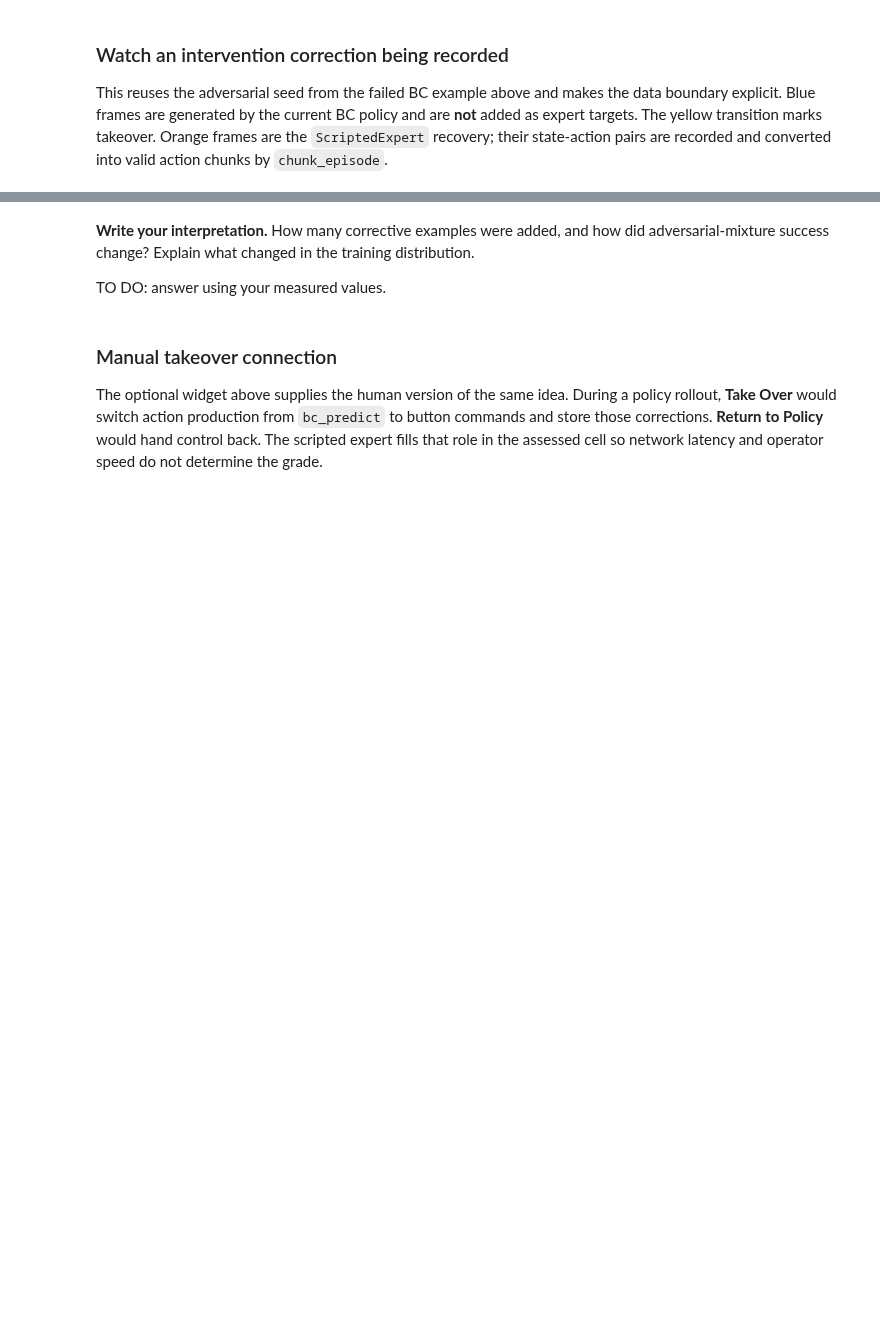
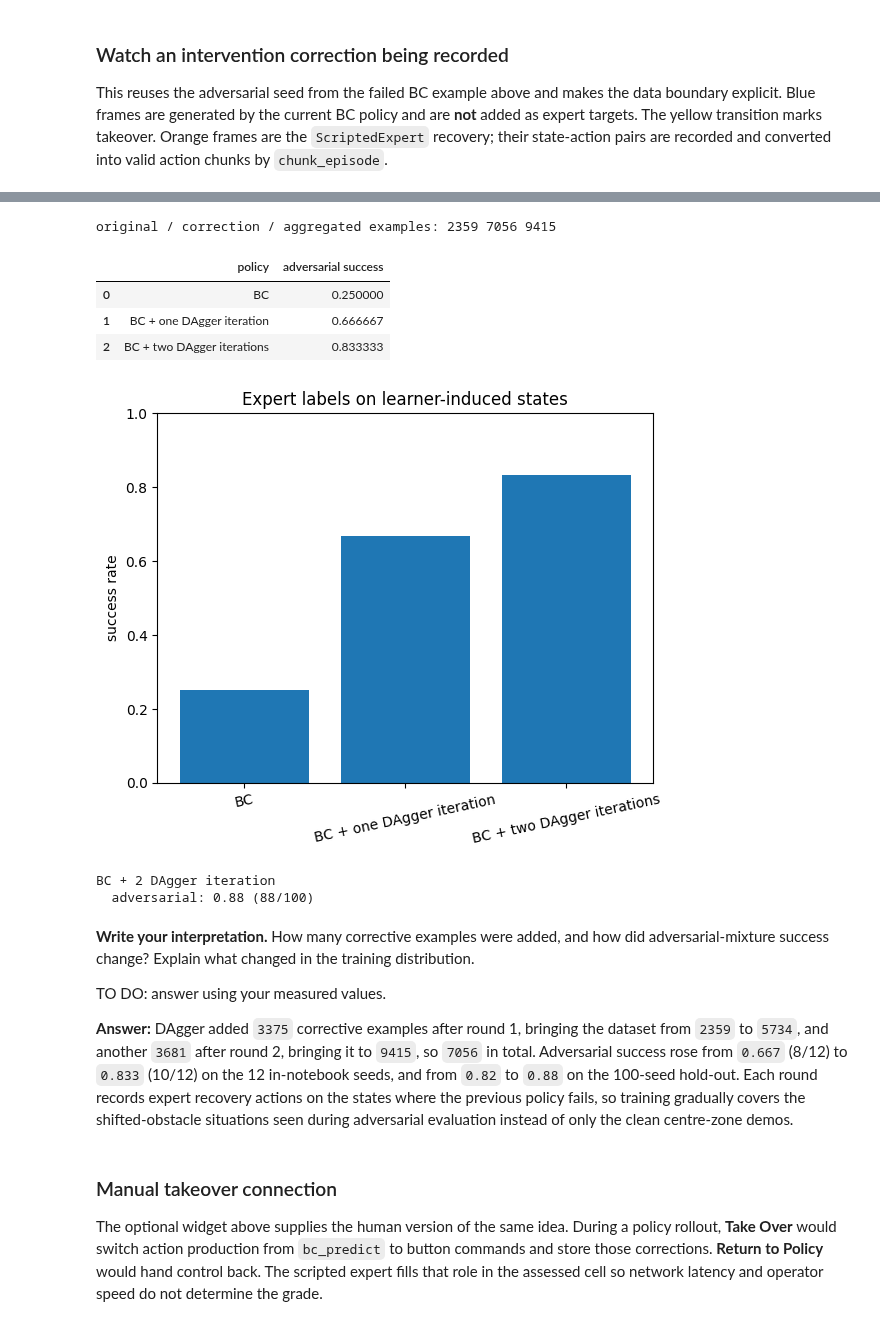
Before and after one commit to comprock15/multimodal-vla-course, a Jupyter notebook: 02-imitation-learning/notebooks/seminar_02_imitation_learning_student.ipynb, the cells around one changed output, grey strips where cells are left out. Saved outputs shown, nothing was run; the diff lists cells and outputs as text; code cells hidden in the pictures; blank space fills up the shorter version.

```diff
--- a/02-imitation-learning/notebooks/seminar_02_imitation_learning_student.ipynb
+++ b/02-imitation-learning/notebooks/seminar_02_imitation_learning_student.ipynb
@@ -677,7 +805,61 @@ plt.ylabel('success rate'); plt.xticks(rotation=12); plt.title('Expert labels on
+# %%
+# ===== DAgger round 2 =====
+dagger2_state, dagger2_chunk, dagger2_episode = collect_corrections(
+    dagger_predict, np.arange(300, 330), takeover_after_chunks=1)
+
+all_states_2 = np.concatenate([all_states, dagger2_state])
+all_chunks_2 = np.concatenate([all_chunks, dagger2_chunk])
+all_episodes_2 = np.concatenate([all_episodes, dagger2_episode])
+# Hold out every fifth complete episode; never split adjacent windows at random.
+dagger_train_2 = all_episodes_2 % 5 != 4
+print('original / correction / aggregated examples:',
+      len(bc_data['state']), len(dagger_state) + len(dagger2_state), len(all_states_2))
+
+weights_2 = np.where(all_episodes_2 < 200, 1.0,
+            np.where(all_episodes_2 < 300, 2.5, 2.5))
+
+dagger_model_2, dagger_norm_2, dagger_history_2 = train_policy(
+    all_states_2, all_chunks_2, dagger_train_2, epochs=260,
+    sample_weights=weights_2)
+dagger_predict_2 = predictor(dagger_model_2, dagger_norm_2)
+dagger_adversarial_2 = evaluate_policy(
+    lambda s: SO101Env(seed=s, obstacle_mode='adversarial', render_size=(96,72)),
+    dagger_predict_2, eval_seeds)
+comparison = pd.DataFrame({'policy': ['BC', 'BC + one DAgger iteration', 'BC + two DAgger iterations'],
+                           'adversarial success': [bc_adversarial.mean(),
+                                                   dagger_adversarial.mean(),
+                                                   dagger_adversarial_2.mean()]})
+display(comparison)
+plt.bar(comparison.policy, comparison['adversarial success']); plt.ylim(0,1)
+plt.ylabel('success rate'); plt.xticks(rotation=12); plt.title('Expert labels on learner-induced states'); plt.show()
+# %% [output]
+original / correction / aggregated examples: 2359 7056 9415
+|  | policy | adversarial success |
+| 0 | BC | 0.250000 |
+| 1 | BC + one DAgger iteration | 0.666667 |
+| 2 | BC + two DAgger iterations | 0.833333 |
+[figure, added]
+# %%
+#---------check other seeds-----------
+holdout_seeds = np.arange(1000, 1100)
+
+dagger_adversarial_holdout = evaluate_policy(
+    lambda s: SO101Env(seed=s, obstacle_mode='adversarial', render_size=(96,72)),
+    dagger_predict_2, holdout_seeds)
+
+print('BC + 2 DAgger iteration')
+print('  adversarial:', round(dagger_adversarial_holdout.mean(), 4),
+      f'({int(dagger_adversarial_holdout.sum())}/{len(holdout_seeds)})')
+#------------------------------------
+# %% [output]
+BC + 2 DAgger iteration
+  adversarial: 0.88 (88/100)
 # %% [markdown]
 **Write your interpretation.** How many corrective examples were added, and how did adversarial-mixture success change? Explain what changed in the training distribution.
 
 TO DO: answer using your measured values.
+
+**Answer:** DAgger added `3375` corrective examples after round 1, bringing the dataset from `2359` to `5734`, and another `3681` after round 2, bringing it to `9415`, so `7056` in total. Adversarial success rose from `0.667` (8/12) to `0.833` (10/12) on the 12 in-notebook seeds, and from `0.82` to `0.88` on the 100-seed hold-out. Each round records expert recovery actions on the states where the previous policy fails, so training gradually covers the shifted-obstacle situations seen during adversarial evaluation instead of only the clean centre-zone demos.
 # %% [markdown]
 ### Manual takeover connection
 
```
Also changed, not shown: parts of 20 cells of this notebook, 2 other files.
